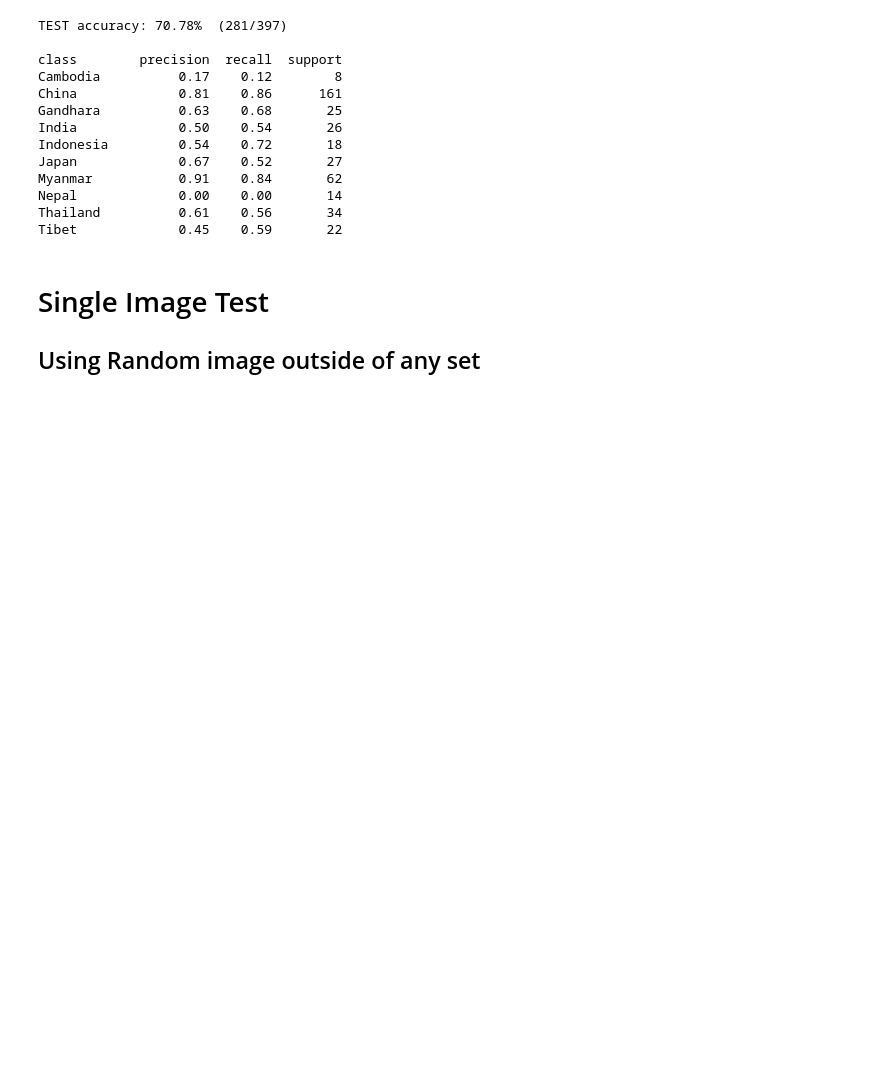
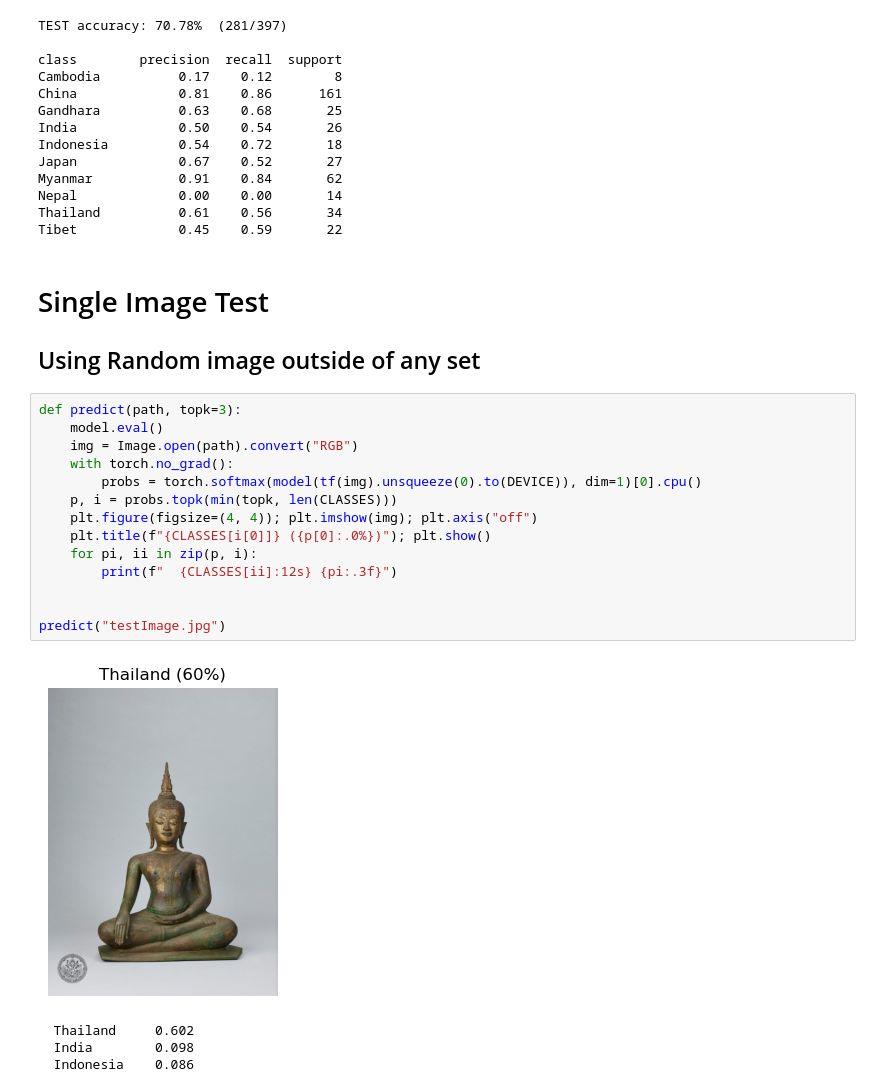
Before and after one commit to petrachuen/Sculpture_Classification, a Jupyter notebook: train.ipynb, the cells around one changed output. Cells and saved outputs as stored; diff of their text form; blank space fills up the shorter version.

Commit message:
test input
add section that test images that are not on the collected dataset

```diff
--- a/train.ipynb
+++ b/train.ipynb
@@ -308,3 +308,22 @@ Tibet             0.45    0.59       22
 # %% [markdown]
 # Single Image Test
 ## Using Random image outside of any set
+# %%
+def predict(path, topk=3):
+    model.eval()
+    img = Image.open(path).convert("RGB")
+    with torch.no_grad():
+        probs = torch.softmax(model(tf(img).unsqueeze(0).to(DEVICE)), dim=1)[0].cpu()
+    p, i = probs.topk(min(topk, len(CLASSES)))
+    plt.figure(figsize=(4, 4)); plt.imshow(img); plt.axis("off")
+    plt.title(f"{CLASSES[i[0]]} ({p[0]:.0%})"); plt.show()
+    for pi, ii in zip(p, i):
+        print(f"  {CLASSES[ii]:12s} {pi:.3f}")
+
+
+predict("testImage.jpg")
+# %% [output]
+[figure, added]
+  Thailand     0.602
+  India        0.098
+  Indonesia    0.086
```
Also changed, not shown: 3 other files.
